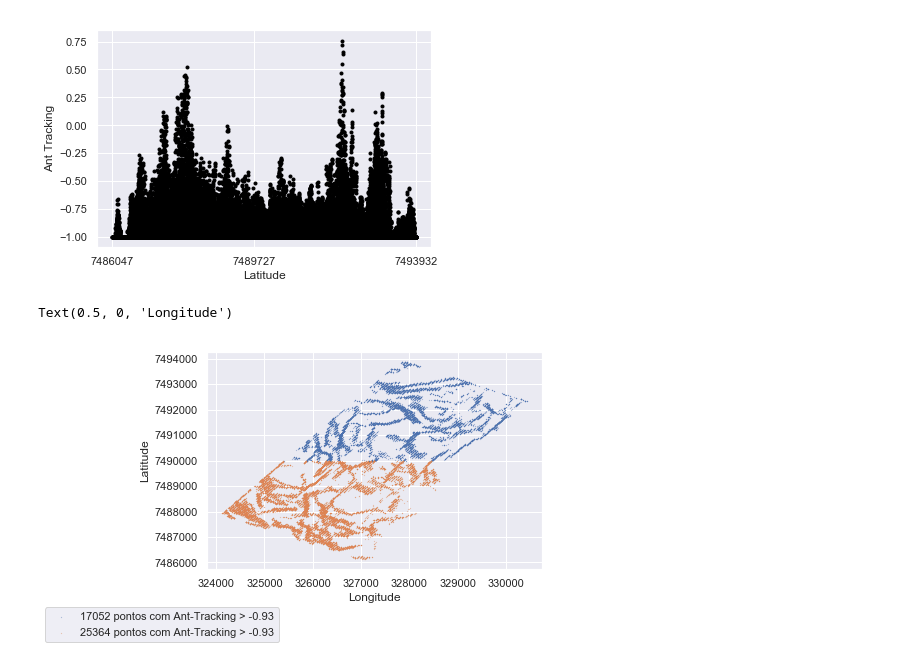
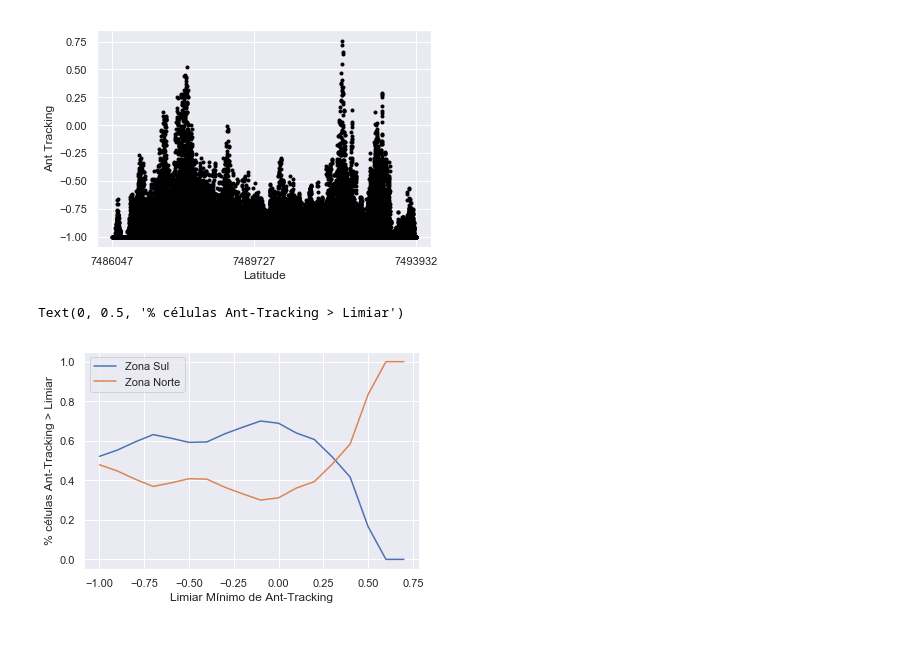
Before and after one commit to jralha/campob, a Jupyter notebook: prop_stats.ipynb, the cells around one changed output. Cells and saved outputs as stored; diff of their text form; code cells hidden in the pictures; blank space fills up the shorter version.

```diff
--- a/prop_stats.ipynb
+++ b/prop_stats.ipynb
@@ -115,15 +101,32 @@ plt.xticks([np.min(data['Y']),np.mean(data['Y']),np.max(data['Y'])])
   <matplotlib.axis.XTick at 0x...>],
  <a list of 3 Text xticklabel objects>)
 [figure]
-# %%
-threshold3=p90r
-f3_north = north.loc[north['Ant Tracking'] > threshold3]
-f3_south = south.loc[south['Ant Tracking'] > threshold3]
-plt.scatter(f3_north['X'],f3_north['Y'],s=0.1,marker=".",label=str(len(f3_north))+" pontos com Ant-Tracking > "+str(threshold3))
-plt.scatter(f3_south['X'],f3_south['Y'],s=0.1,marker=".",label=str(len(f3_south))+" pontos com Ant-Tracking > "+str(threshold3))
-plt.legend(loc='upper left', bbox_to_anchor=(-0.5, -0.15))
-plt.ylabel('Latitude')
-plt.xlabel('Longitude')
-# %% [output]
-Text(0.5, 0, 'Longitude')
-[figure, removed]
+# %%
+rng = range(-10,8)
+# %%
+fracs=[]
+fracn=[]
+lims=[]
+for i in rng:
+    limiar = float(i/10)
+    lims.append(limiar)
+    nn = north.loc[north['Ant Tracking'] > limiar]
+    ss = south.loc[south['Ant Tracking'] > limiar]
+    ln = len(nn)
+    ls = len(ss)
+    t = ln+ls
+    if t != 0:
+        fracs.append(ls/t)
+        fracn.append(ln/t)
+    else:
+        fracs.append(0)
+        fracn.append(0)
+# %%
+plt.plot(lims,fracs,label='Zona Sul')
+plt.plot(lims,fracn,label='Zona Norte')
+plt.legend()
+plt.xlabel('Limiar Mínimo de Ant-Tracking')
+plt.ylabel('% células Ant-Tracking > Limiar')
+# %% [output]
+Text(0, 0.5, '% células Ant-Tracking > Limiar')
+[figure, added]
```
Also changed, not shown: parts of 8 cells of this notebook.
